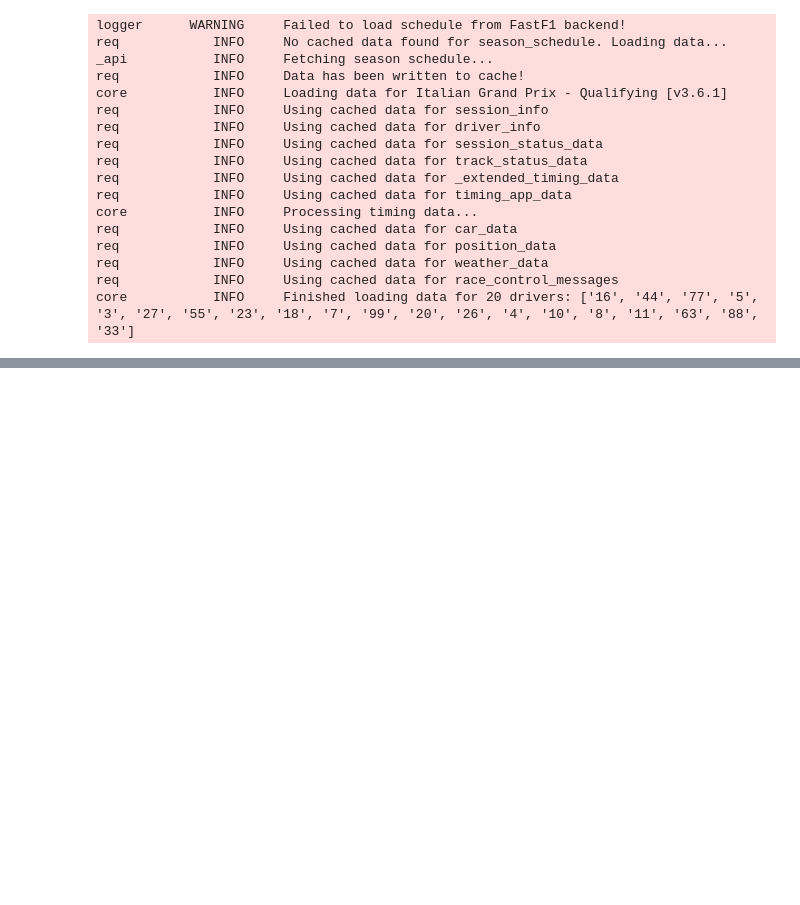
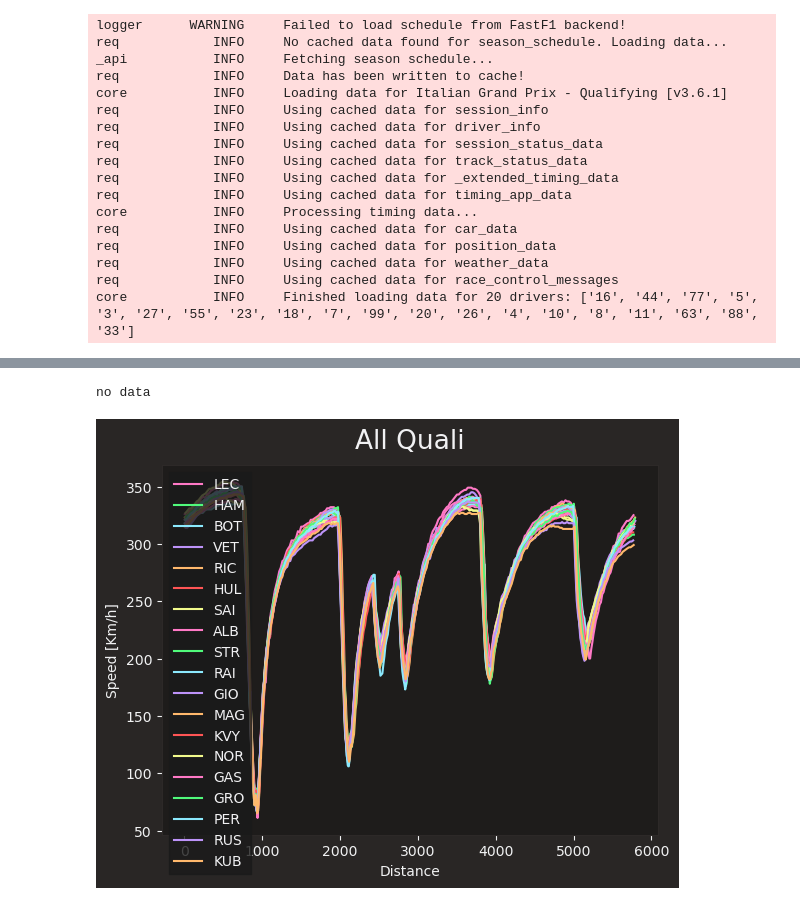
Before and after one commit to elijahmccauley/f1_tire_deg, a Jupyter notebook: FastF1Test.ipynb, the cells around one changed output, grey strips where cells are left out. Saved outputs shown, nothing was run; the diff lists cells and outputs as text; code cells hidden in the pictures; blank space fills up the shorter version.

```diff
--- a/FastF1Test.ipynb
+++ b/FastF1Test.ipynb
@@ -56,0 +57,24 @@ plt.show()
+# %%
+drivers = [session.get_driver(i)["Abbreviation"] for i in session.drivers]
+session_results = {}
+for driver in drivers:
+    try:
+        driver_fastest = session.laps.pick_drivers(driver).pick_fastest()
+        driver_fastest = driver_fastest.get_car_data().add_distance()
+        t = driver_fastest['Distance']
+        vCar = driver_fastest["Speed"]
+        session_results[driver] = [t, vCar]
+    except:
+        print("no data")
+fig, ax1 = plt.subplots()
+for key in session_results.keys():
+    data = session_results[key]
+    ax1.plot(data[0], data[1], label=key)
+ax1.set_xlabel('Distance')
+ax1.set_ylabel('Speed [Km/h]')
+ax1.set_title('All Quali')
+ax1.legend()
+plt.show()
+# %% [output]
+no data
+[figure, added]
```
Also changed, not shown: parts of 2 cells of this notebook.
